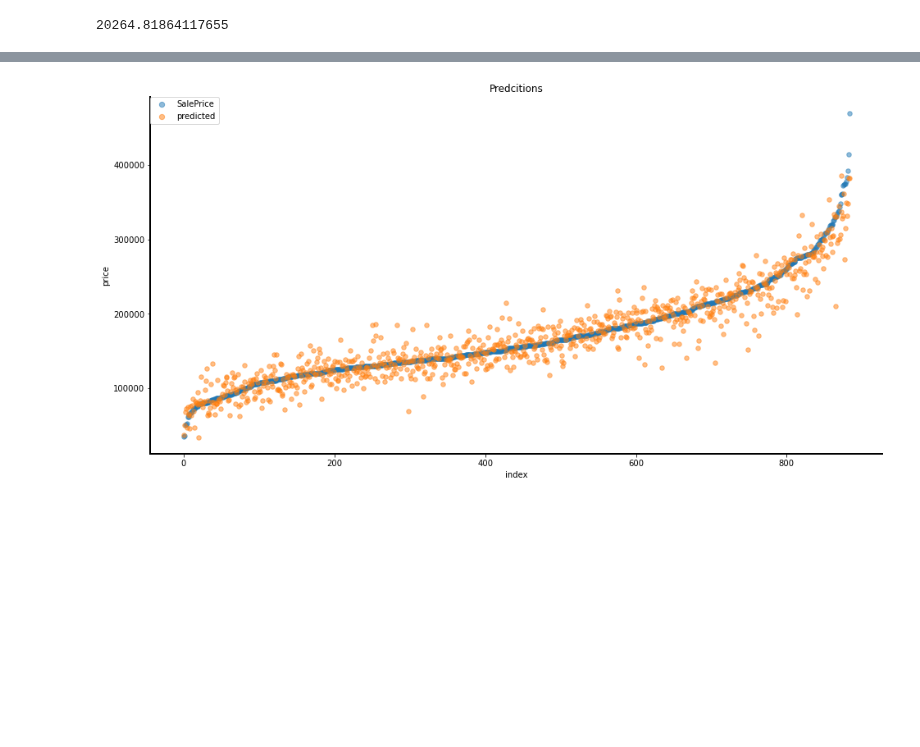
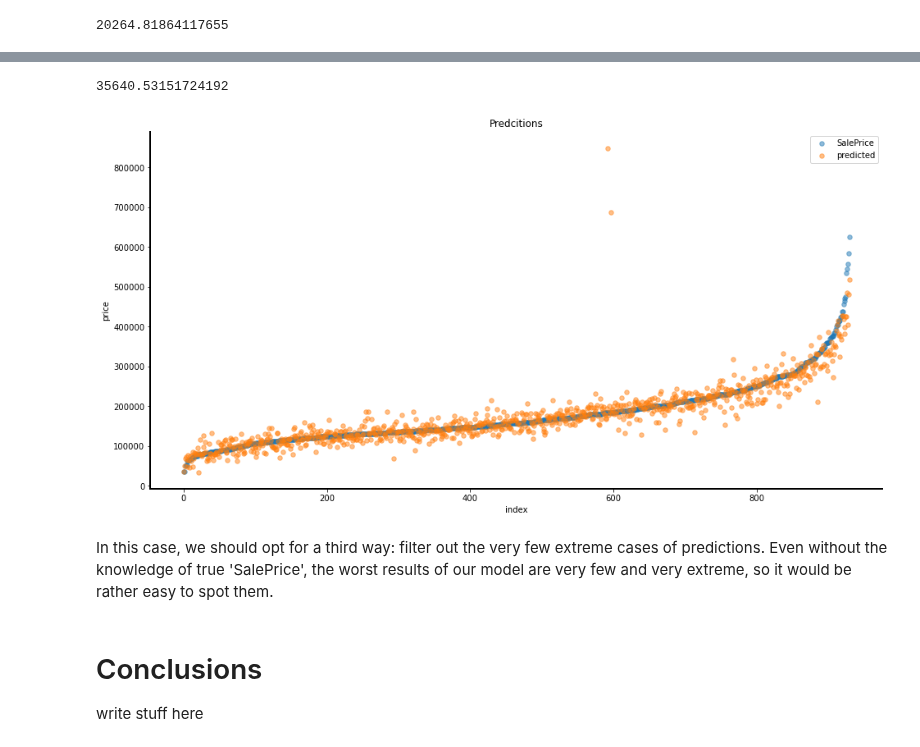
Before and after one commit to grumpyclimber/portfolio, a Jupyter notebook: ML_house_prices/houses_1-final.ipynb, the cells around one changed output, grey strips where cells are left out. Cells and saved outputs as stored; diff of their text form; code cells hidden in the pictures; blank space fills up the shorter version.

```diff
--- a/ML_house_prices/houses_1-final.ipynb
+++ b/ML_house_prices/houses_1-final.ipynb
@@ -612,19 +663,48 @@ rmse
+# %%
+train_end = df.copy()
+test_end = df_end_test.copy()
+
+train_end = iqring(train_end,'Gr Liv Area' )
+# test_end = iqring(test_end,'Gr Liv Area' )
+train_end = merge_cols(train_end)
+test_end = merge_cols(test_end)
+train_end = merge_cols2(train_end)
+test_end = merge_cols2(test_end)
+train_end, test_end = merge_cols3(train_end, test_end)
+
+cols = ['TotRms AbvGrd', 'Year Remod/Add']
+train_end, test_end = dropem(train_end, test_end, cols)
+
+train_end = iqring(train_end,'livin_qa' )
+# test_end = iqring(test_end,'livin_qa' )
+
+train_end = iqring(train_end,'BsmtFin SF 1' )
+# test_end = iqring(test_end,'BsmtFin SF 1' )
+
+train_end = iqring(train_end,'1st Flr SF' )
+# test_end = iqring(test_end,'1st Flr SF' )
+
+rmse, p3 = pipeline(df_train=train_end, df_test=test_end, s=select_features3)
+rmse
+# %% [output]
+35640.53151724192
 # %%
-test['predicted'] = p
-test = test.sort_values('SalePrice')
-test = test.reset_index()
-test = test.drop(columns='index')
+test_end['predicted'] = p3
+test_end = test_end.sort_values('SalePrice')
+test_end = test_end.reset_index()
+test_end = test_end.drop(columns='index')
 
 fig, ax = plt.subplots(figsize=(16,8))
-plt.scatter(test.index, test['SalePrice'], s=30, alpha=0.5, label='SalePrice')
-plt.scatter(test.index, test['predicted'], s=30, alpha=0.5, label='predicted')
+plt.scatter(test_end.index, test_end['SalePrice'], s=30, alpha=0.5, label='SalePrice')
+plt.scatter(test_end.index, test_end['predicted'], s=30, alpha=0.5, label='predicted')
 spines(ax,yl='price',xl='index')
 plt.title('Predcitions')
-# plt.legend()
-handles, labels = ax.get_legend_handles_labels()
-l = plt.legend(handles, labels, loc=2, borderaxespad=0)
-for el in l.legendHandles:
-    el._sizes = [40]
+plt.legend()
 plt.show()
 # %% [output]
-[figure, old version]
+[figure, new version]
+# %% [markdown]
+In this case, we should opt for a third way: filter out the very few extreme cases of predictions. Even without the knowledge of true 'SalePrice', the worst results of our model are very few and very extreme, so it would be rather easy to spot them.
+# %% [markdown]
+# Conclusions
+write stuff here
```
Also changed, not shown: parts of 22 cells of this notebook.
